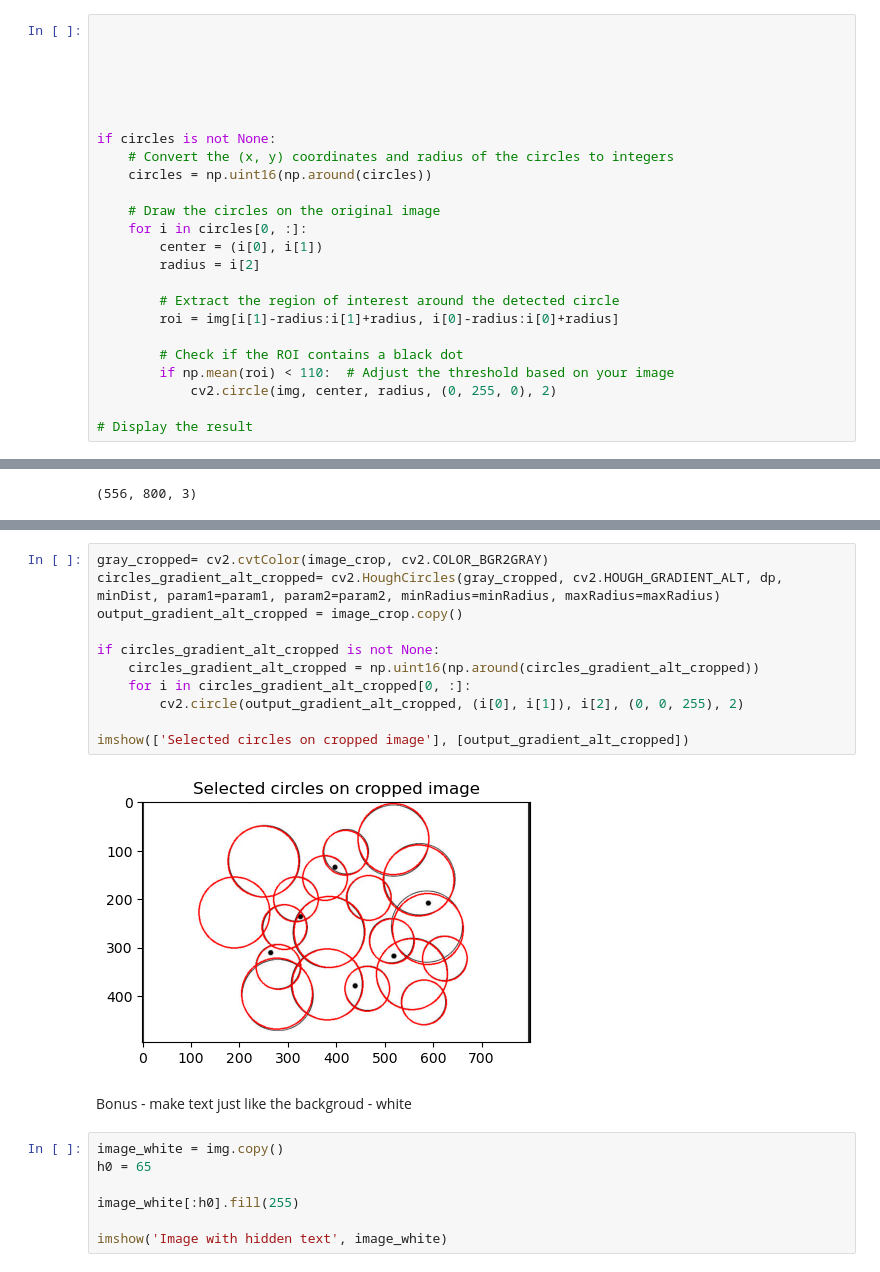
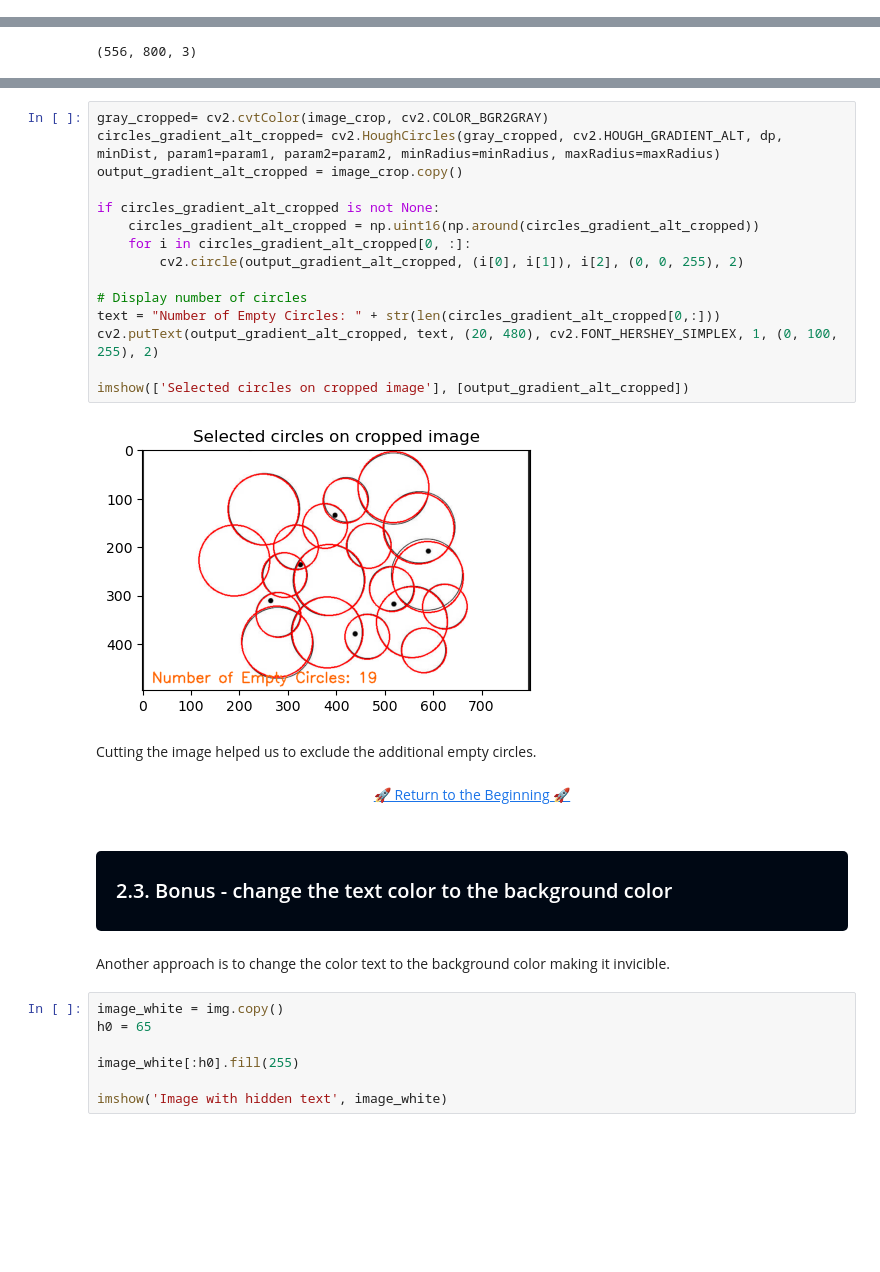
Before and after one commit to Miks007/Public-projects, a Jupyter notebook: Find circles with dots/code.ipynb, the cells around one changed output, grey strips where cells are left out. Saved outputs shown, nothing was run; the diff lists cells and outputs as text; blank space fills up the shorter version.

Commit message:
Visual updates of "Find circles with dots" code

```diff
--- a/Find circles with dots/code.ipynb
+++ b/Find circles with dots/code.ipynb
@@ -59,24 +72,0 @@ circles = cv2.HoughCircles(
-# %%
-
-
-
-
-
-
-if circles is not None:
-    # Convert the (x, y) coordinates and radius of the circles to integers
-    circles = np.uint16(np.around(circles))
-
-    # Draw the circles on the original image
-    for i in circles[0, :]:
-        center = (i[0], i[1])
-        radius = i[2]
-
-        # Extract the region of interest around the detected circle
-        roi = img[i[1]-radius:i[1]+radius, i[0]-radius:i[0]+radius]
-
-        # Check if the ROI contains a black dot
-        if np.mean(roi) < 110:  # Adjust the threshold based on your image
-            cv2.circle(img, center, radius, (0, 255, 0), 2)
-
-# Display the result
@@ -174,18 +176,29 @@ imshow('white image', image_crop)
 # %%
 gray_cropped= cv2.cvtColor(image_crop, cv2.COLOR_BGR2GRAY)
 circles_gradient_alt_cropped= cv2.HoughCircles(gray_cropped, cv2.HOUGH_GRADIENT_ALT, dp, minDist, param1=param1, param2=param2, minRadius=minRadius, maxRadius=maxRadius)
 output_gradient_alt_cropped = image_crop.copy()
 
 if circles_gradient_alt_cropped is not None:
     circles_gradient_alt_cropped = np.uint16(np.around(circles_gradient_alt_cropped))
     for i in circles_gradient_alt_cropped[0, :]:
         cv2.circle(output_gradient_alt_cropped, (i[0], i[1]), i[2], (0, 0, 255), 2)
 
+# Display number of circles
+text = "Number of Empty Circles: " + str(len(circles_gradient_alt_cropped[0,:]))
+cv2.putText(output_gradient_alt_cropped, text, (20, 480), cv2.FONT_HERSHEY_SIMPLEX, 1, (0, 100, 255), 2)
+
 imshow(['Selected circles on cropped image'], [output_gradient_alt_cropped])
 # %% [output]
-[figure, old version]
+[figure, new version]
-# %% [markdown]
-Bonus - make text just like the backgroud - white
+# %% [markdown]
+Cutting the image helped us to exclude the additional empty circles.
+# %% [markdown]
+<center> <a href="#top" role="button" aria-pressed="true" > 🚀 Return to the Beginning 🚀</a>
+# %% [markdown]
+<a id="2.3"></a>
+# <div style="padding:20px;color:white;margin:0;font-size:20px;font-family:Helvecita;text-align:left;display:fill;border-radius:5px;background-color:#000814;overflow:hidden"> 2.3. Bonus - change the text color to the background color</div>
+# %% [markdown]
+Another approach is to change the color text to the background color making it invicible.
 # %%
 image_white = img.copy()
 h0 = 65
```
Also changed, not shown: parts of 36 cells of this notebook.
